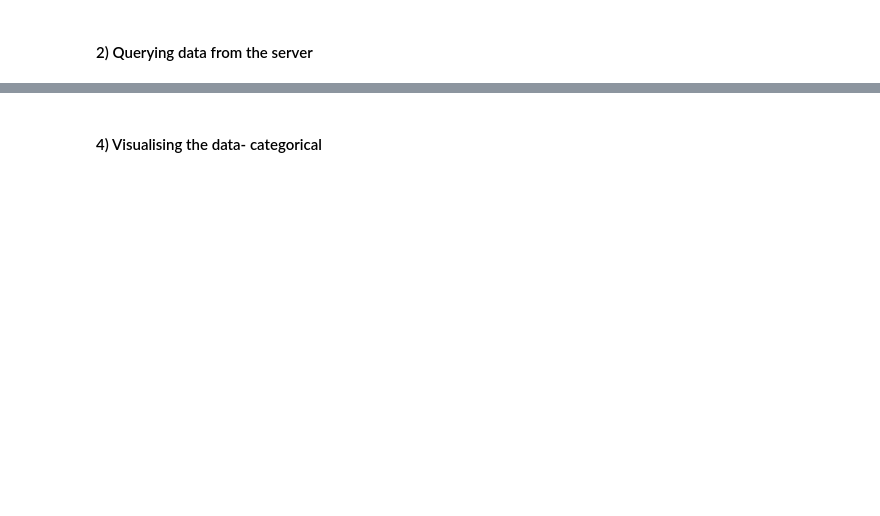
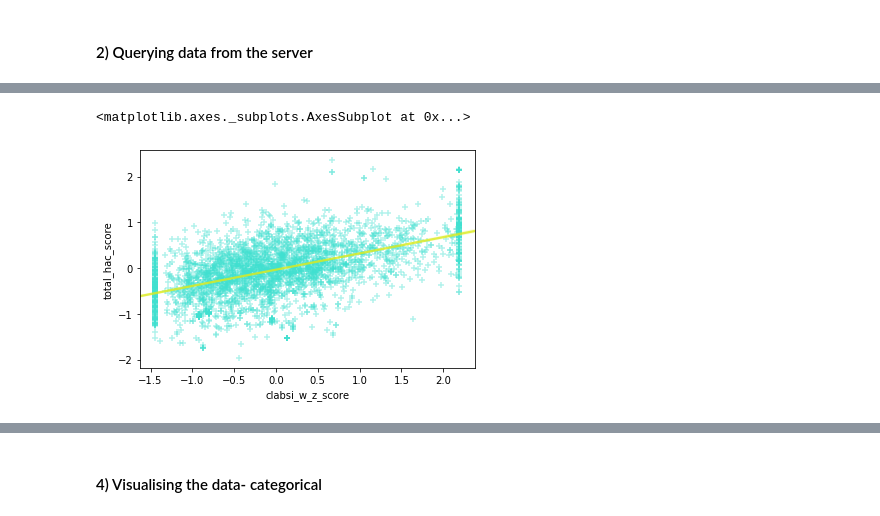
Before and after one commit to sobil-dalal/DAP_Project, a Jupyter notebook: Exploratory_Analysis_HACRP.ipynb, the cells around one changed output, grey strips where cells are left out. Saved outputs shown, nothing was run; the diff lists cells and outputs as text; code cells hidden in the pictures; blank space fills up the shorter version.

```diff
--- a/Exploratory_Analysis_HACRP.ipynb
+++ b/Exploratory_Analysis_HACRP.ipynb
@@ -63,0 +227,5 @@ plt.ylim(0,)
+# %%
+sns.regplot(x="clabsi_w_z_score", y="total_hac_score",scatter_kws = {"color": "turquoise", "alpha": 0.4}, line_kws = {"color": "#DCEB1F", "alpha": 0.8},marker="+",data=hacrp_df)
+# %% [output]
+<matplotlib.axes._subplots.AxesSubplot at 0x...>
+[figure, added]
```
Also changed, not shown: parts of 33 cells of this notebook.
